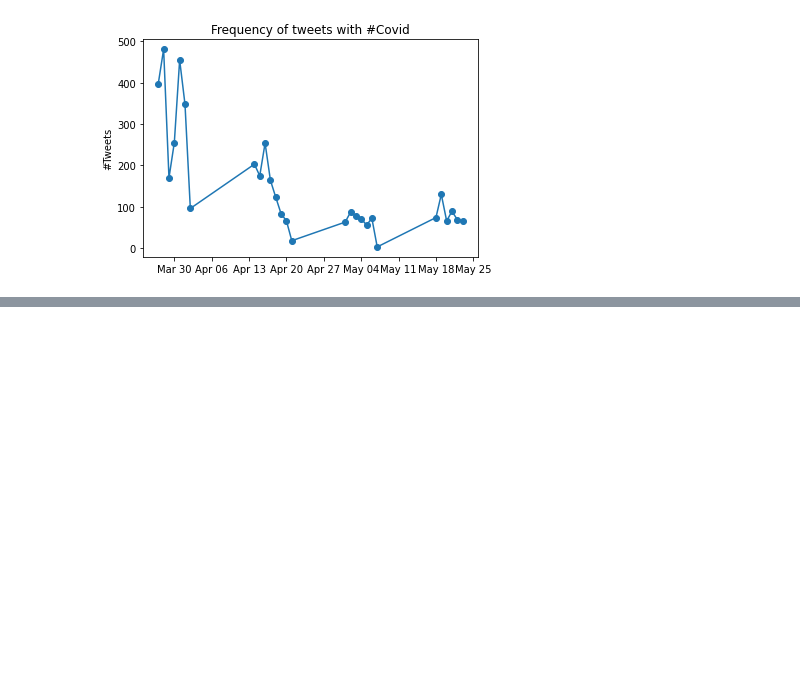
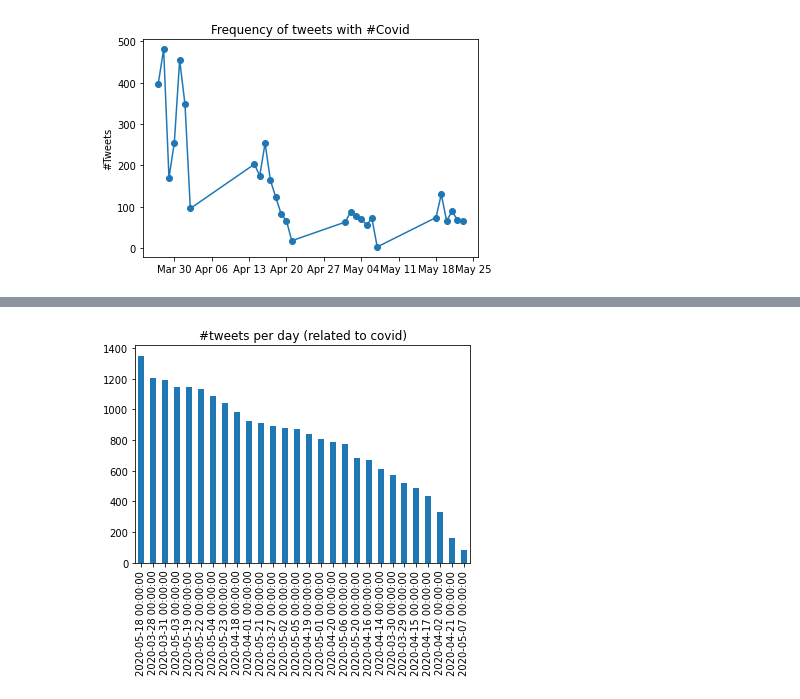
Before and after one commit to ekdnam/Covid-19, a Jupyter notebook: get_data/IMBEYONCEALWAYS.ipynb, the cells around one changed output, grey strips where cells are left out. Cells and saved outputs as stored; diff of their text form; code cells hidden in the pictures; blank space fills up the shorter version.

```diff
--- a/get_data/IMBEYONCEALWAYS.ipynb
+++ b/get_data/IMBEYONCEALWAYS.ipynb
@@ -432,0 +615,4 @@ fig = plot_frequency_of_tweets(hashtag='india', df=time_df)
+# %%
+temp = plot_frequency_of_tweets_per_day(split_time_df, kind='bar', save = True, filename='customPlots\\tweetsPerDay\\bar')
+# %% [output]
+[figure, added]
```
Also changed, not shown: parts of 40 cells of this notebook, 17 other files.
